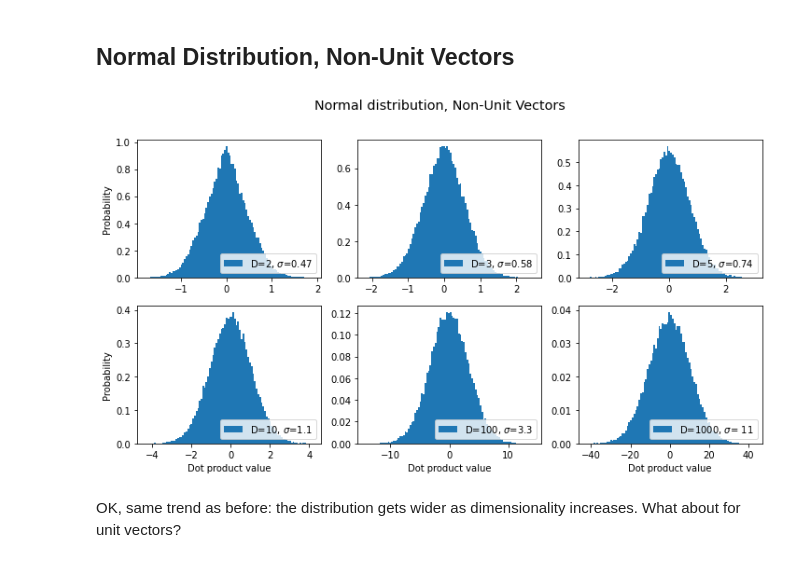
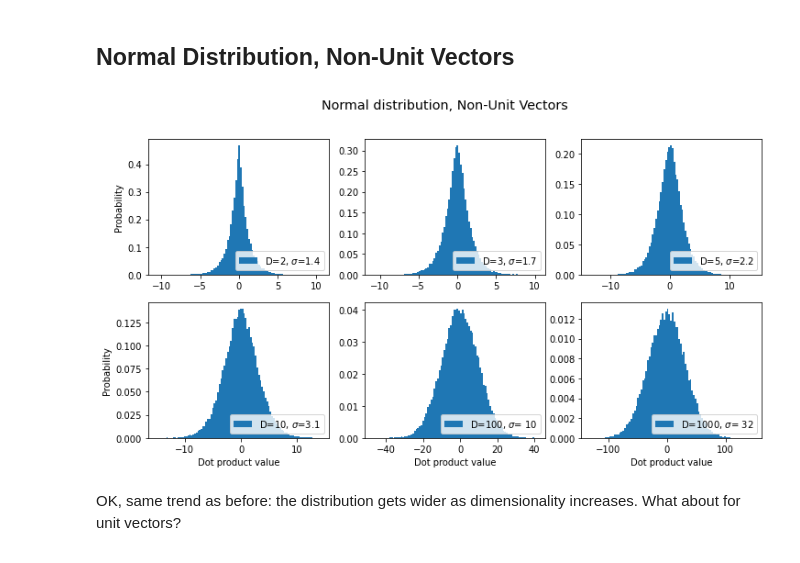
Before and after one commit to drscotthawley/blog_fastpages, a Jupyter notebook: _notebooks/2022-01-24-MultiDim-DotProducts.ipynb, the cells around one changed output. Cells and saved outputs as stored; diff of their text form; code cells hidden in the pictures.

Commit message:
woops had normal as uniform. fixed

```diff
--- a/_notebooks/2022-01-24-MultiDim-DotProducts.ipynb
+++ b/_notebooks/2022-01-24-MultiDim-DotProducts.ipynb
@@ -128,10 +128,10 @@ What if we draw from a normal distribution of components instead of a uniform on
 ## Normal Distribution, Non-Unit Vectors
 # %%
 title = "Normal distribution, Non-Unit Vectors"
-sds, axes, fig =  make_plot(title=title)
+sds, axes, fig =  make_plot(title=title, rand_func=np.random.normal)
 results[3] = {'label': title, 'sds': sds }
 # %% [output]
-[figure, old version]
+[figure, new version]
 # %% [markdown]
 OK, same trend as before: the distribution gets wider as dimensionality increases. What about for unit vectors?
 # %% [markdown]
```
Also changed, not shown: parts of 1 cell of this notebook.
